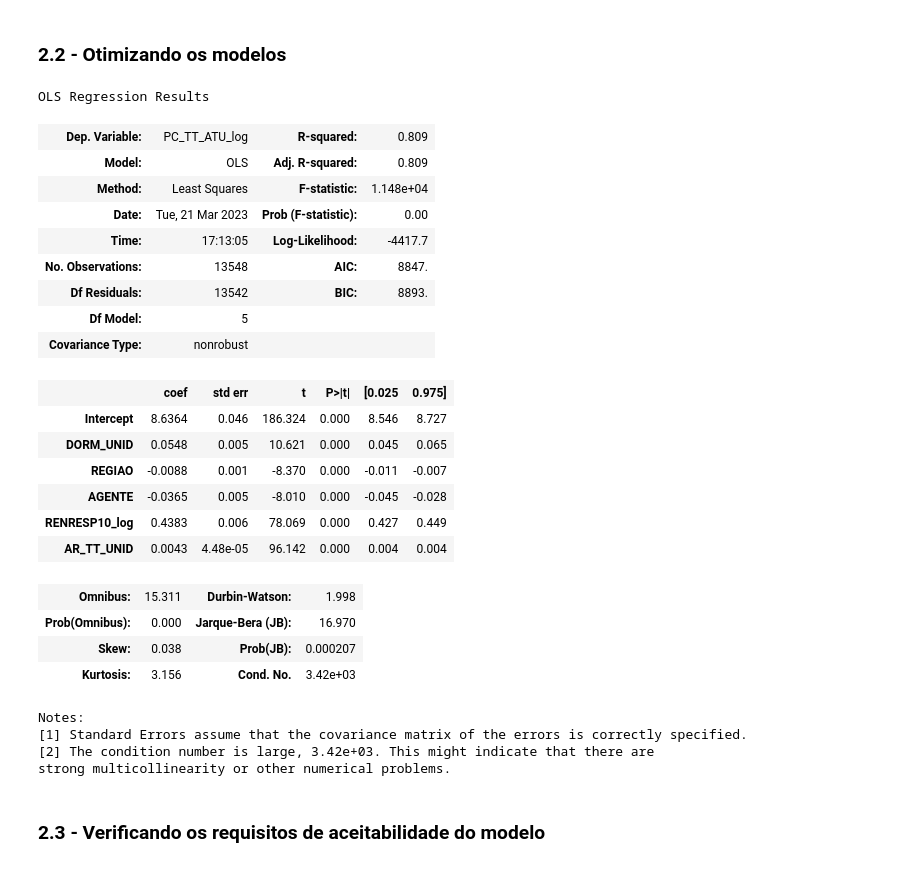
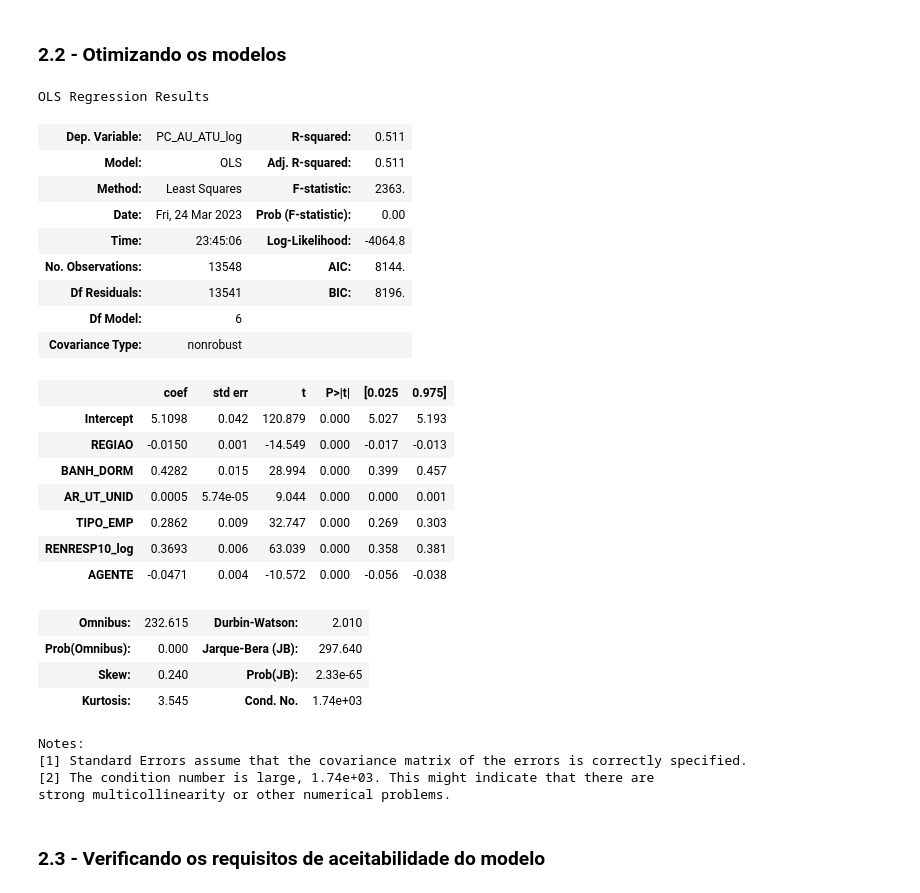
Before and after one commit to LissesCastro/Tera-Mercado-Imobiliario-SP, a Jupyter notebook: modelo_preditivo.ipynb, the cells around one changed output. Saved outputs shown, nothing was run; the diff lists cells and outputs as text; code cells hidden in the pictures.

```diff
--- a/modelo_preditivo.ipynb
+++ b/modelo_preditivo.ipynb
@@ -69,12 +69,18 @@ df = pd.read_csv('Base_EMBRAESP_trabalhada.csv')
 #Valores na base não traria uma leitura muito interpretativa
 
 #Base que será utilizada para o split
-df_rf = df.drop(['Unnamed: 0.1', 'Unnamed: 0','RENRESP91', 'PCMEDAU00',
-       'PCMEDAU10', 'RENRESP00', 'ID', 'AGENTE', 'PC_TT_UN', 'PC_M2_AU', 'PC_M2_AT', 'PC_AT_ATU', 'PC_EMP_ATU',
-       'VLR_US__CO', 'PC_TT_UN_U', 'PC_M2_AU_U', 'PC_M2_AT_U', 'PC_M2_AT_log', 'VLR_US__CO_log', 'PCMEDAU10_log', 'PCMEDAU91', 'PC_M2_AU_log'], axis=1)
+df_rf = df.drop(['Unnamed: 0.1', 'Unnamed: 0','MES_LAN', 'DATA_ENT',
+       'RENRESP00', 'ID', 'PC_TT_UN', 'PC_M2_AU', 'PC_M2_AT', 'PC_AT_ATU',
+       'VLR_US__CO', 'PC_TT_UN_U', 'PC_M2_AU_U', 'PC_M2_AT_U', 'PC_M2_AT_log', 'VLR_US__CO_log', 'PCMEDAU10_log', 'PC_M2_AU_log', 'DATA_ENT','PERC_PPI', 'PERC_4_MAIS_MORADORES',
+       'Brancos', 'Pretos', 'Amarelos', 'Pardos', 'Índigenas', 'Domicilios no setor censitário', 'Domicilios alugados',
+       'Domicilios unipessoais', 'Domicilios 2 ou 3 moradores','Domicilios 4 ou mais moradores', 'Residentes no setor censitário', 'SC_2010', 'AP2010'
+       ], axis=1)
 
 df['AR_UT_UNID_log'] = np.log(df['AR_UT_UNID'])
 df['RENRESP10_log'] = np.log(df['RENRESP10'])
+
+df_rf['AR_UT_UNID_log'] = np.log(df['AR_UT_UNID'])
+df_rf['RENRESP10_log'] = np.log(df['RENRESP10'])
 # %% [markdown]
 <h3>1.1 Definindo as variáveis que estarão presentes no modelo</h3>
 # %%
@@ -149,39 +163,40 @@ A seguir, essas duas variáveis são inseridas no modelo da resposta logarítimi
 # %%
 #Variáveis utilizadas em cada um dos modelos
 variaveis_au =['REGIAO', 'BANH_DORM', 'AR_UT_UNID', 'TIPO_EMP', 'RENRESP10_log', 'CONSTRUTOR', 'AGENTE']
 variaveis_tt = ['REGIAO', 'BANH_DORM', 'AGENTE', 'RENRESP10_log', 'AR_TT_UNID']
 
 #Modelos de regressão da área útil e total da unidade
 regressao_au = sm.ols(formula='PC_AU_ATU_log ~ REGIAO + BANH_DORM + AR_UT_UNID + TIPO_EMP + RENRESP10_log + AGENTE', data=df.iloc[X_train.index,:]).fit()
 regressao_tt = sm.ols(formula='PC_TT_ATU_log ~ DORM_UNID + REGIAO + AGENTE + RENRESP10_log + AR_TT_UNID', data=df.iloc[X_train.index,:]).fit()
 
 regressao_au.summary()
-regressao_tt.summary()
+#regressao_tt.summary()
 # %% [output]
 OLS Regression Results
-| Dep. Variable: | PC_TT_ATU_log | R-squared: | 0.809 |
-| Model: | OLS | Adj. R-squared: | 0.809 |
-| Method: | Least Squares | F-statistic: | 1.148e+04 |
-| Date: | Tue, 21 Mar 2023 | Prob (F-statistic): | 0.00 |
-| Time: | 17:13:05 | Log-Likelihood: | -4417.7 |
-| No. Observations: | 13548 | AIC: | 8847. |
-| Df Residuals: | 13542 | BIC: | 8893. |
-| Df Model: | 5 |  |  |
+| Dep. Variable: | PC_AU_ATU_log | R-squared: | 0.511 |
+| Model: | OLS | Adj. R-squared: | 0.511 |
+| Method: | Least Squares | F-statistic: | 2363. |
+| Date: | Fri, 24 Mar 2023 | Prob (F-statistic): | 0.00 |
+| Time: | 23:45:06 | Log-Likelihood: | -4064.8 |
+| No. Observations: | 13548 | AIC: | 8144. |
+| Df Residuals: | 13541 | BIC: | 8196. |
+| Df Model: | 6 |  |  |
 | Covariance Type: | nonrobust |  |  |
 |  | coef | std err | t | P>|t| | [0.025 | 0.975] |
-| Intercept | 8.6364 | 0.046 | 186.324 | 0.000 | 8.546 | 8.727 |
-| DORM_UNID | 0.0548 | 0.005 | 10.621 | 0.000 | 0.045 | 0.065 |
-| REGIAO | -0.0088 | 0.001 | -8.370 | 0.000 | -0.011 | -0.007 |
-| AGENTE | -0.0365 | 0.005 | -8.010 | 0.000 | -0.045 | -0.028 |
-| RENRESP10_log | 0.4383 | 0.006 | 78.069 | 0.000 | 0.427 | 0.449 |
-| AR_TT_UNID | 0.0043 | 4.48e-05 | 96.142 | 0.000 | 0.004 | 0.004 |
+| Intercept | 5.1098 | 0.042 | 120.879 | 0.000 | 5.027 | 5.193 |
+| REGIAO | -0.0150 | 0.001 | -14.549 | 0.000 | -0.017 | -0.013 |
+| BANH_DORM | 0.4282 | 0.015 | 28.994 | 0.000 | 0.399 | 0.457 |
+| AR_UT_UNID | 0.0005 | 5.74e-05 | 9.044 | 0.000 | 0.000 | 0.001 |
+| TIPO_EMP | 0.2862 | 0.009 | 32.747 | 0.000 | 0.269 | 0.303 |
+| RENRESP10_log | 0.3693 | 0.006 | 63.039 | 0.000 | 0.358 | 0.381 |
+| AGENTE | -0.0471 | 0.004 | -10.572 | 0.000 | -0.056 | -0.038 |
-| Omnibus: | 15.311 | Durbin-Watson: | 1.998 |
-| Prob(Omnibus): | 0.000 | Jarque-Bera (JB): | 16.970 |
-| Skew: | 0.038 | Prob(JB): | 0.000207 |
-| Kurtosis: | 3.156 | Cond. No. | 3.42e+03 |
+| Omnibus: | 232.615 | Durbin-Watson: | 2.010 |
+| Prob(Omnibus): | 0.000 | Jarque-Bera (JB): | 297.640 |
+| Skew: | 0.240 | Prob(JB): | 2.33e-65 |
+| Kurtosis: | 3.545 | Cond. No. | 1.74e+03 |
 Notes:
 [1] Standard Errors assume that the covariance matrix of the errors is correctly specified.
-[2] The condition number is large, 3.42e+03. This might indicate that there are
+[2] The condition number is large, 1.74e+03. This might indicate that there are
 strong multicollinearity or other numerical problems.
 # %% [markdown]
 <h3>2.3 - Verificando os requisitos de aceitabilidade do modelo</h3>
```
Also changed, not shown: parts of 22 cells of this notebook, 2 other files.
